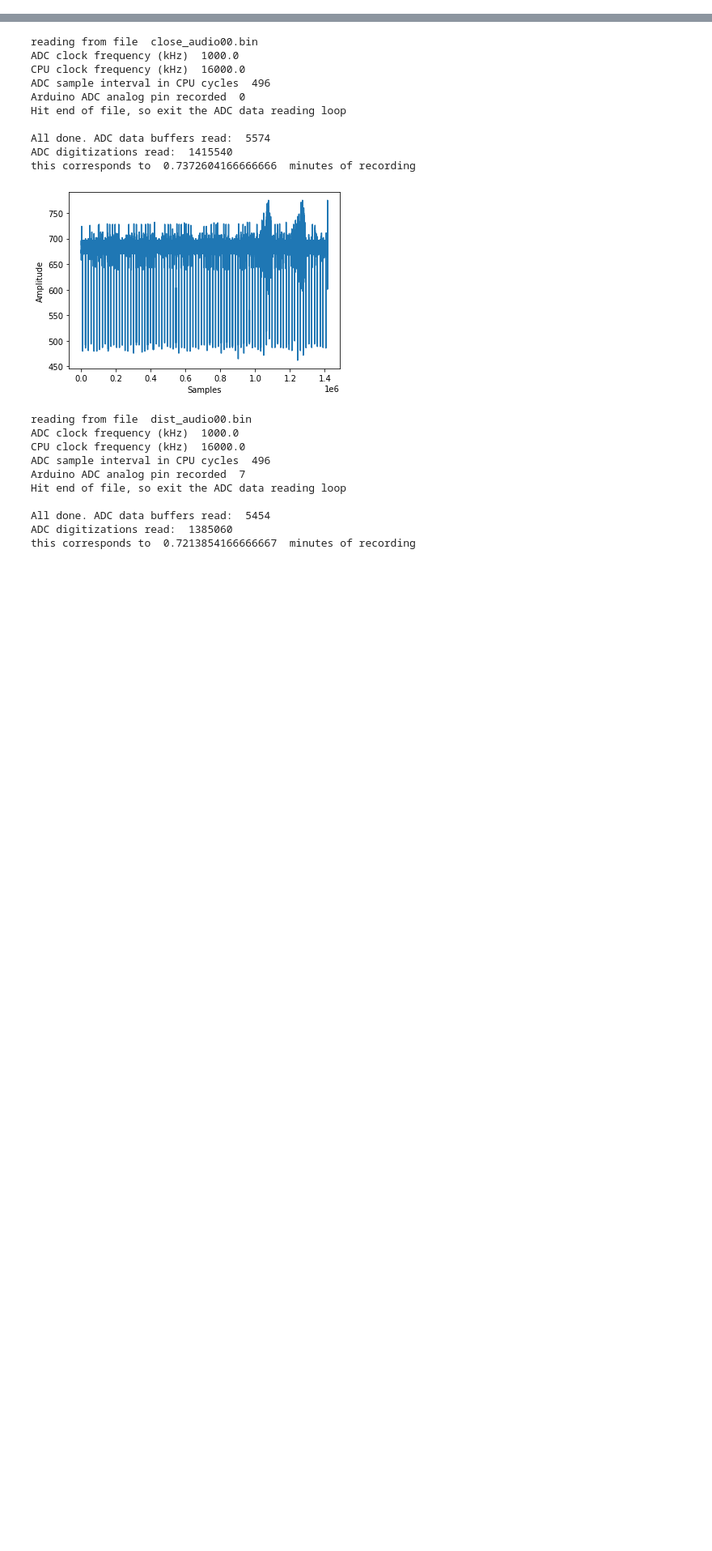
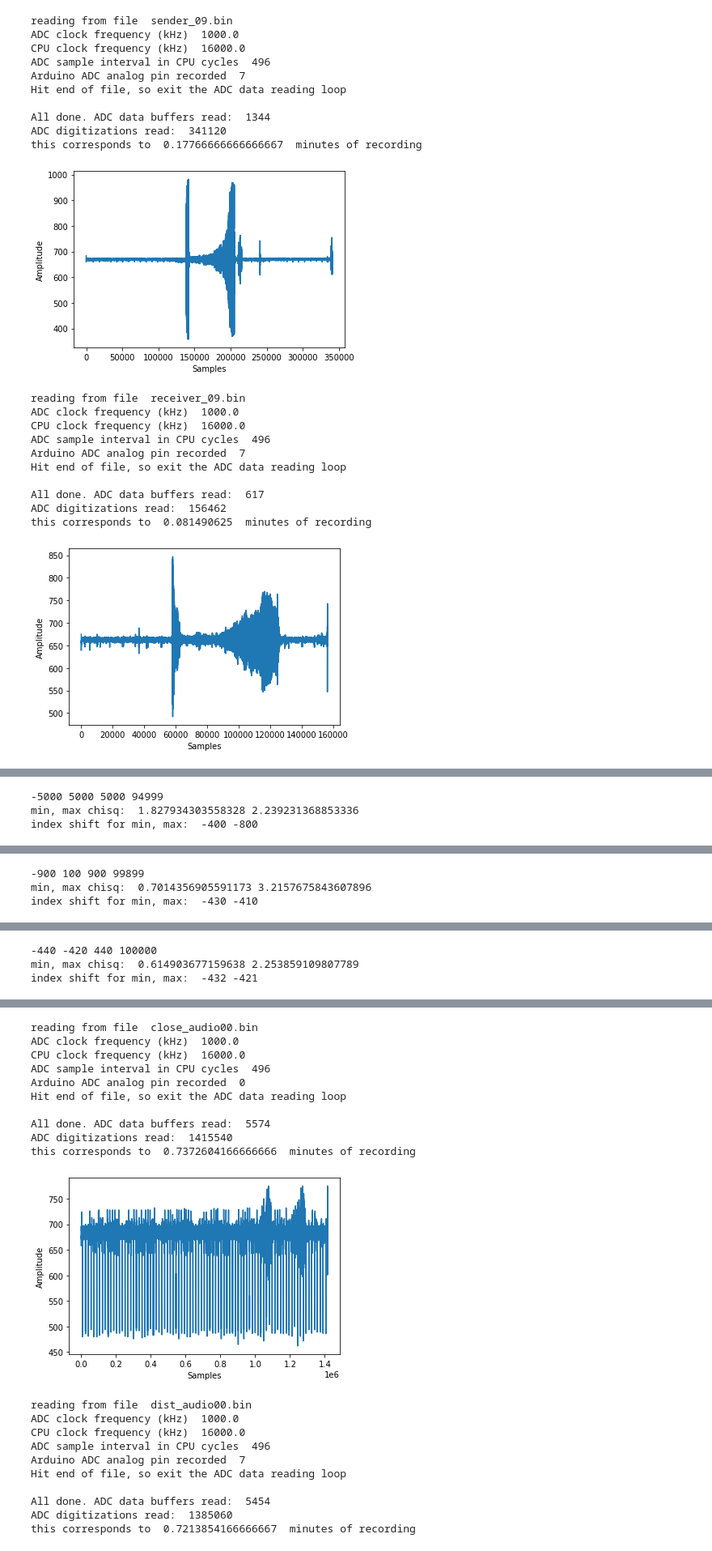
Before and after one commit to abyssmu/Phys398-Datalogger, a Jupyter notebook: Analysis/analysis.ipynb, the cells around one changed output, grey strips where cells are left out. Shown at 81% size. Saved outputs shown, nothing was run; the diff lists cells and outputs as text; code cells hidden in the pictures; blank space fills up the shorter version.

```diff
--- a/Analysis/analysis.ipynb
+++ b/Analysis/analysis.ipynb
@@ -126,15 +126,15 @@ def plot_shift(s, r, low_shift, high_shift, step):
     plt.close()
     return normalized_chisq_array, min_shift_chisq
 
-def microStart(meta_send, meta_receive, audtxt_send, audtxt_receive, bin_shift, send_start, receive_start):
+def microStart(meta_send, meta_receive, audtxt_send, audtxt_receive, bin_shift, send_start, receive_start, drift):
     sample_rate = 32000
     send_gps = getAudioMicros(meta_send) + adjustMicros(audtxt_send)
     receive_gps = getAudioMicros(meta_receive) + adjustMicros(audtxt_receive)
     print (receive_gps, send_gps)
     print (receive_gps - send_gps)
-    return (receive_gps - send_gps) + (receive_start - send_start + bin_shift)/sample_rate*1e6
+    return (receive_gps - send_gps) + (receive_start - send_start + bin_shift)/sample_rate*1e6 + drift/1e6
 # %%
-def chi_square(senderFile, receiverFile, meta_send, meta_receive, audtxt_send, audtxt_receive, s_start, r_start, length):
+def chi_square(senderFile, receiverFile, meta_send, meta_receive, audtxt_send, audtxt_receive, s_start, r_start, length, drift_file=None):
     s = plot(senderFile)[s_start:s_start+length]
     r = plot(receiverFile)[r_start:r_start+length]
     s = s.astype(float) - np.mean(s)
@@ -150,7 +150,7 @@ def chi_square(senderFile, receiverFile, meta_send, meta_receive, audtxt_send, a
     plt.close()
 
     min_shift = 0
-    chi, min_shift = plot_shift(s, r, min_shift-50000, min_shift+50000, 1000)
+    #chi, min_shift = plot_shift(s, r, min_shift-50000, min_shift+50000, 1000)
     chi, min_shift = plot_shift(s, r, min_shift-5000, min_shift+5000, 100)
     chi, min_shift = plot_shift(s, r, min_shift-500, min_shift+500, 10)
     chi, min_shift = plot_shift(s, r, min_shift-10, min_shift+10, 1)
@@ -175,5 +175,52 @@ def chi_square(senderFile, receiverFile, meta_send, meta_receive, audtxt_send, a
     ##Sub-time-bin precision---Method 2
     #(-4276+(chi[4]-chi[5])/(chi[6]-chi[5])-4277)/2
 
-    shift = microStart(meta_send, meta_receive, audtxt_send, audtxt_receive, min_shift-10+min_bin, s_start, r_start)
-    print("Delay is", shift/1e6, "seconds")
+    drift = 0
+    if drift_file != None:
+        values = open(drift_file, 'r').read().split("\n")
+        diff = []
+        for v in values:
+            try:
+                if int(v) > 9.9e5 and int(v) < 1.1e6:
+                    diff.append(1e6-int(v))
+            except:
+                continue
+        drift = np.mean(np.asarray(diff))/1e6
+        print('drift is', drift)
+
+    shift = microStart(meta_send, meta_receive, audtxt_send, audtxt_receive, min_shift-10+min_bin, s_start, r_start, drift)
+    print("Delay is", (1+drift)*(shift/1e6), "seconds")
+# %%
+num = '09'
+meta = '09'
+senderFile = 'sender_'+num+'.bin'
+receiverFile = 'receiver_'+num+'.bin'
+meta_send = 'sender_met_'+meta+'.txt'
+meta_receive = 'receiver_met_'+meta+'.txt'
+audtxt_send = 'sender_aud_'+meta+'.txt'
+audtxt_receive = 'receiver_aud_'+meta+'.txt'
+chi_square(senderFile, receiverFile, meta_send, meta_receive, audtxt_send, audtxt_receive,
+           int(1.3e5), int(5e4), int(1e5))
+# %% [output]
+reading from file  sender_09.bin
+ADC clock frequency (kHz)  1000.0
+CPU clock frequency (kHz)  16000.0
+ADC sample interval in CPU cycles  496
+Arduino ADC analog pin recorded  7
+Hit end of file, so exit the ADC data reading loop
+
+All done. ADC data buffers read:  1344
+ADC digitizations read:  341120
+this corresponds to  0.17766666666666667  minutes of recording
+[figure, added]
+reading from file  receiver_09.bin
+ADC clock frequency (kHz)  1000.0
+CPU clock frequency (kHz)  16000.0
+ADC sample interval in CPU cycles  496
+Arduino ADC analog pin recorded  7
+Hit end of file, so exit the ADC data reading loop
+
+All done. ADC data buffers read:  617
+ADC digitizations read:  156462
+this corresponds to  0.081490625  minutes of recording
+[figure, added]
@@ -179,0 +228,3 @@ def chi_square(senderFile, receiverFile, meta_send, meta_receive, audtxt_send, a
+-5000 5000 5000 94999
+min, max chisq:  1.827934303558328 2.239231368853336
+index shift for min, max:  -400 -800
@@ -179,0 +232,3 @@ def chi_square(senderFile, receiverFile, meta_send, meta_receive, audtxt_send, a
+-900 100 900 99899
+min, max chisq:  0.7014356905591173 3.2157675843607896
+index shift for min, max:  -430 -410
@@ -179,0 +236,3 @@ def chi_square(senderFile, receiverFile, meta_send, meta_receive, audtxt_send, a
+-440 -420 440 100000
+min, max chisq:  0.614903677159638 2.253859109807789
+index shift for min, max:  -432 -421
```
Also changed, not shown: parts of 5 cells of this notebook.
